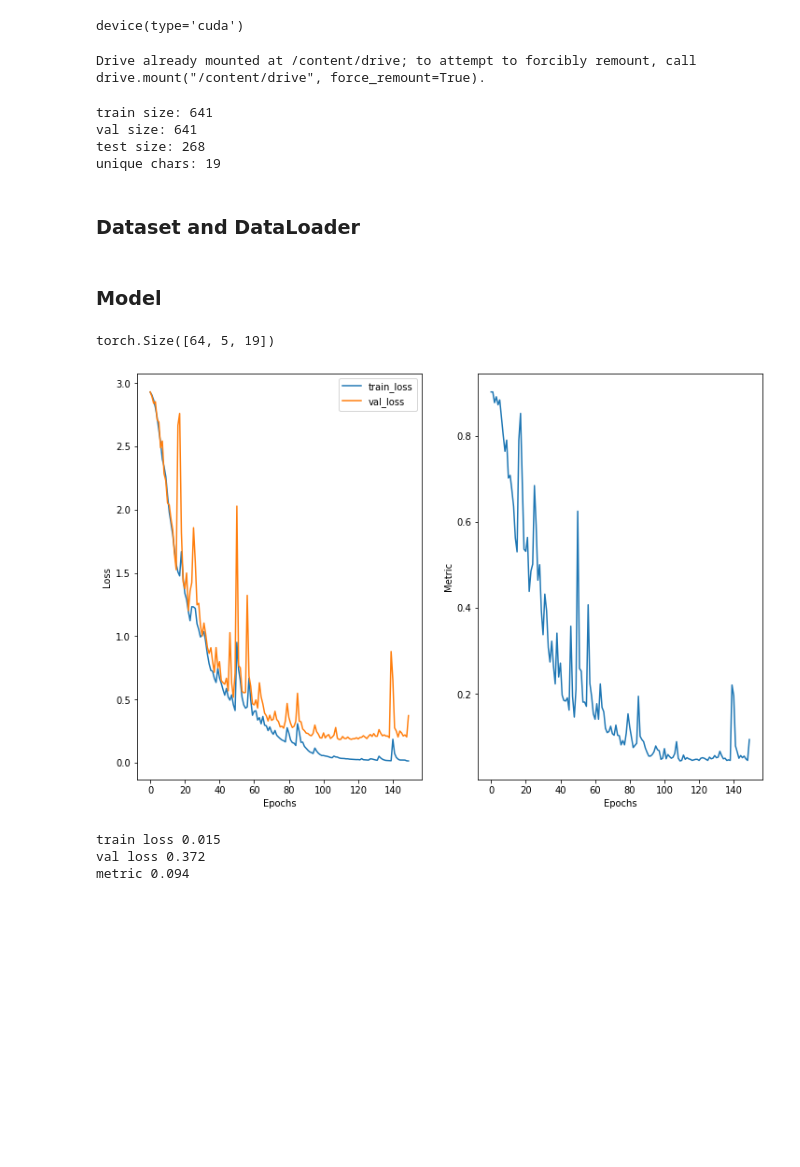
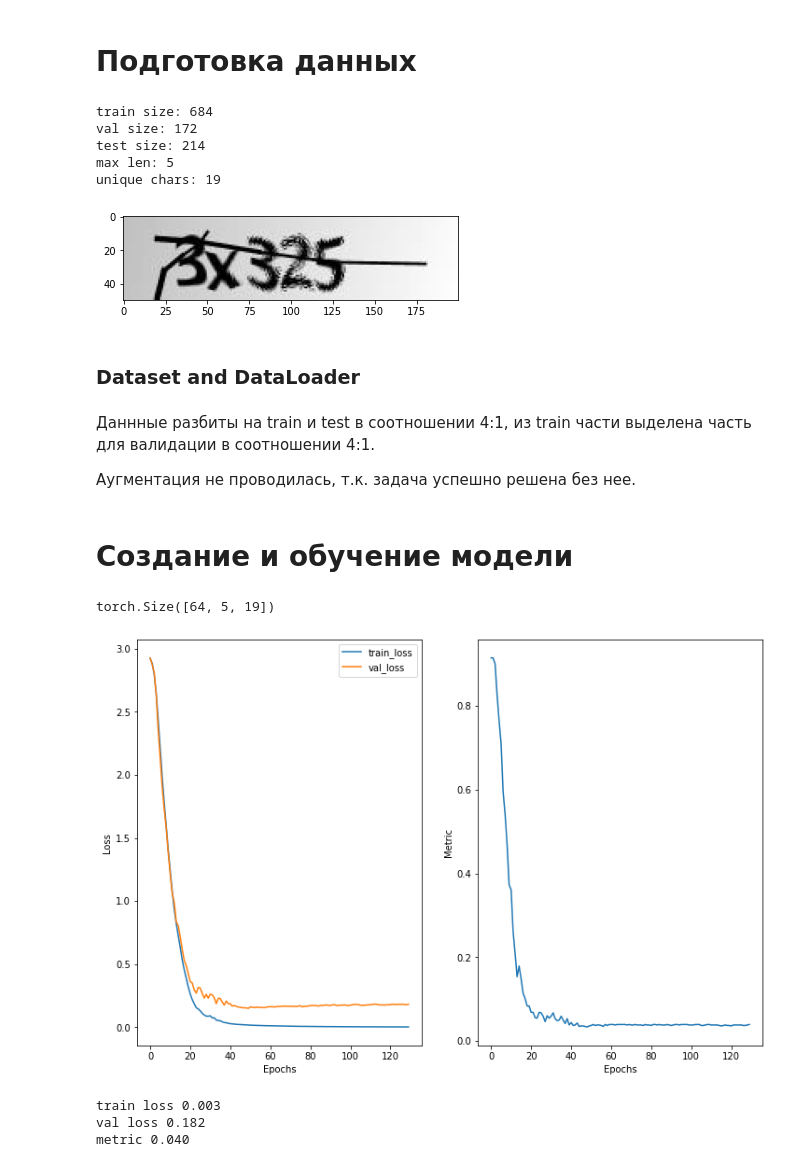
Before and after one commit to Naumenko-KM/MADE_2_dl, a Jupyter notebook: homework/ocr_captcha.ipynb, the cells around one changed output. Drawn from its saved outputs; the diff is of its cells as text; code cells hidden in the pictures; blank space fills up the shorter version.

```diff
--- a/homework/ocr_captcha.ipynb
+++ b/homework/ocr_captcha.ipynb
@@ -45,13 +53,3 @@ def plot_loss(train_loss, val_loss, metrics):
     print(f'train loss {train_loss[-1]:.3f}')
     print(f'val loss {val_loss[-1]:.3f}')
     print(f'metric {metrics[-1]:.3f}')
-# %%
-device = torch.device("cuda" if torch.cuda.is_available() else "cpu")
-device
-# %% [output]
-device(type='cuda')
-# %%
-from google.colab import drive
-drive.mount('/content/drive')
-# %% [output]
-Drive already mounted at /content/drive; to attempt to forcibly remount, call drive.mount("/content/drive", force_remount=True).
@@ -62,25 +56,31 @@ RANDOM_STATE = 42
+# %% [markdown]
+# Подготовка  данных
 # %%
 images = os.listdir(dataset_dir)
-train_images, test_images = train_test_split(images, shuffle=True, train_size=0.75, random_state=RANDOM_STATE)
+train_images, test_images = train_test_split(images, shuffle=True, train_size=0.8, random_state=RANDOM_STATE)
 train_images, val_images = train_test_split(train_images, shuffle=True, train_size=0.8, random_state=RANDOM_STATE)
 print('train size:', len(train_images))
 print('val size:', len(val_images))
 print('test size:', len(test_images))
 
-
-chars = list(map(lambda x: x[:-4], images))
+max_len = max(list(map(lambda x: len(x), images))) - 4
+print('max len:', max_len)
+chars = list(map(lambda x: x[:max_len], images))
 chars = ''.join(chars)
 chars = set(chars)
 NUM_CHARS = len(chars)
 print('unique chars:', len(chars))
+plt.imshow(Image.open(dataset_dir+'/'+images[0]).convert('L'), cmap='gray');
 
 idx2char = {k: v for k, v in enumerate(chars, start=0)}
 char2idx = {k: v for v, k in idx2char.items()}
 # %% [output]
-train size: 641
-val size: 641
-test size: 268
+train size: 684
+val size: 172
+test size: 214
+max len: 5
 unique chars: 19
+[figure, added]
 # %% [markdown]
 ### Dataset and DataLoader
 # %%
@@ -114,8 +114,13 @@ test_dataset = CaptchaDataset(test_images, transform=transform)
 train_dataloader = DataLoader(train_dataset, batch_size=64, shuffle=True)
 val_dataloader = DataLoader(val_dataset, batch_size=64, shuffle=True)
 test_dataloader = DataLoader(test_dataset, batch_size=64, shuffle=True)
-# %% [markdown]
-### Model
+# %% [markdown]
+Даннные разбиты на train и test в соотношении 4:1, из train части выделена часть для валидации в соотношении 4:1.
+
+Аугментация не проводилась, т.к. задача успешно решена без нее.
+# %% [markdown]
+
+# Создание  и  обучение  модели
 # %%
 class OCRModel(nn.Module):
     def __init__(self):
@@ -230,7 +235,7 @@ def train_model(model, criterion, optimizer, train_loader, val_loader, num_epoch
 # %%
 train_model(model, criterion, optimizer, train_dataloader, val_dataloader, num_epochs=130)
 # %% [output]
-[figure, old version]
+[figure, new version]
-train loss 0.015
-val loss 0.372
-metric 0.094
+train loss 0.003
+val loss 0.182
+metric 0.040
```
Also changed, not shown: parts of 14 cells of this notebook.
